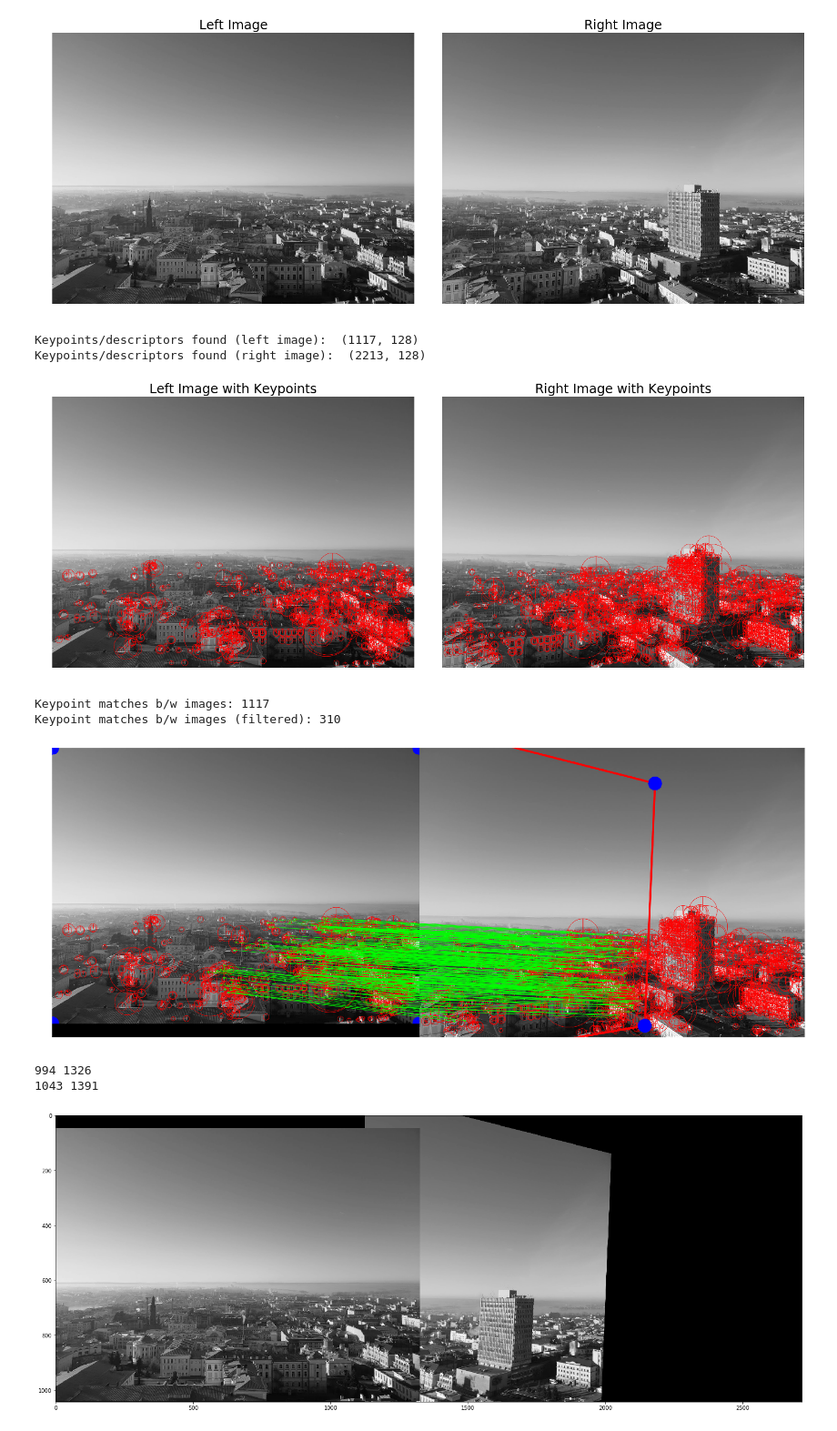
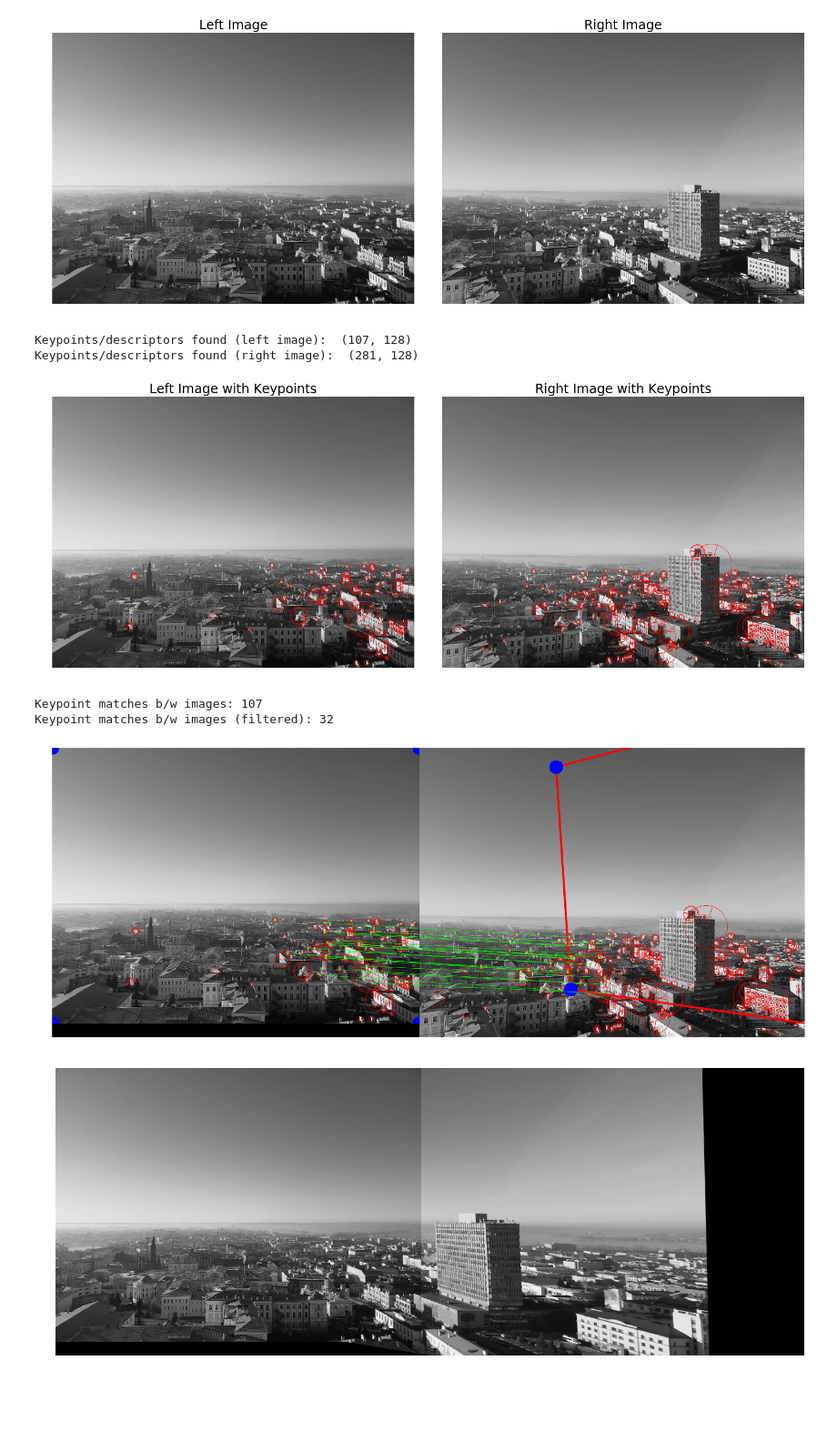
Before and after one commit to ramsafin/computer-vision-courses-2018, a Jupyter notebook: Panorama Stitching/python-demo.ipynb, the cells around one changed output. Shown at 91% size. Drawn from its saved outputs; the diff is of its cells as text; code cells hidden in the pictures; blank space fills up the shorter version.

Commit message:
Finish panorama stitching task

```diff
--- a/Panorama Stitching/python-demo.ipynb
+++ b/Panorama Stitching/python-demo.ipynb
@@ -48,7 +48,7 @@ plt.show()
 # extracting features using SURF
 # feature is a keypoint and descriptor
 
-surf = cv.xfeatures2d.SURF_create(hessianThreshold=1600, extended=True, upright=True)
+surf = cv.xfeatures2d.SURF_create(hessianThreshold=10000, extended=True, upright=False)
 
 left_keypoints, left_desc = surf.detectAndCompute(left_img, None)
 right_keypoints, right_desc = surf.detectAndCompute(right_img, None)
@@ -56,13 +56,12 @@ right_keypoints, right_desc = surf.detectAndCompute(right_img, None)
 print("Keypoints/descriptors found (left image): ", left_desc.shape)
 print("Keypoints/descriptors found (right image): ", right_desc.shape)
 
+# draw the keypoints on both images
 left_img_with_keypoints = cv.drawKeypoints(left_img, left_keypoints, None, (255,0,0), 4)
 right_img_with_keypoints = cv.drawKeypoints(right_img, right_keypoints, None, (255,0,0), 4)
 
-# draw the keypoints on both images
 fig, axes = plt.subplots(1, 2, figsize=(20,20), constrained_layout=True)
 
-# hide axes
 [axis.set_axis_off() for axis in axes.ravel()]
 
 axes[0].imshow(left_img_with_keypoints, 'gray')
@@ -73,11 +72,11 @@ axes[1].set_title('Right Image with Keypoints', fontsize=24)
 
 plt.show()
 # %% [output]
-Keypoints/descriptors found (left image):  (1117, 128)
-Keypoints/descriptors found (right image):  (2213, 128)
+Keypoints/descriptors found (left image):  (107, 128)
+Keypoints/descriptors found (right image):  (281, 128)
-[figure, old version]
+[figure, new version]
 # %%
-# match keypoints (brute-force) and filter them out by ratio (Lowe)
+# match keypoints (brute-force) and filter them out by ratio (Lowe's test)
 
 matcher = cv.BFMatcher()
 
@@ -86,7 +85,7 @@ raw_matches = matcher.knnMatch(left_desc, right_desc, k=2) # k-nearest neighbors
 print("Keypoint matches b/w images: {}".format(len(raw_matches)))
 
 matches = []
-ratio = 0.7 # generally the ration is in [0.7...0.8]
+ratio = 0.7 # generally the ratio is in [0.7...0.8]
 
 for m, n in raw_matches:
     if m.distance < ratio * n.distance:
@@ -94,17 +93,17 @@ for m, n in raw_matches:
 
 print("Keypoint matches b/w images (filtered): {}".format(len(matches)))
 # %% [output]
-Keypoint matches b/w images: 1117
-Keypoint matches b/w images (filtered): 310
+Keypoint matches b/w images: 107
+Keypoint matches b/w images (filtered): 32
 # %%
-# estimate the homography using RANSAC
+# estimate the homography using RANSAC (from the right to the left image)
 
 left_points = np.float32([left_keypoints[m.queryIdx].pt for m in matches]).reshape(-1,1,2)
 right_points = np.float32([right_keypoints[m.trainIdx].pt for m in matches]).reshape(-1,1,2)
 
-reprojection_threshold = 5.0
+reprojection_threshold = 1.0
 
-M, mask = cv.findHomography(left_points, right_points, cv.RANSAC, reprojection_threshold)
+M, mask = cv.findHomography(right_points, left_points, cv.RANSAC, reprojection_threshold)
 
 mask = mask.ravel().tolist()
 
@@ -139,31 +138,18 @@ correspondance_img = cv.drawMatches(left_img_with_keypoints, left_keypoints,
 plt.figure(figsize=(30, 30))
 axes = plt.imshow(correspondance_img, 'gray'),plt.axis('off'), plt.show()
 # %% [output]
-[figure, old version]
+[figure, new version]
 # %%
-# Arrrggghh, TODO: stiching the images
 left_height, left_width = left_img.shape
 right_height, right_width = right_img.shape
-
-print (left_height, left_width)
-print (right_height, right_width)
 
 panorama_height = max(left_height, right_height)
 panorama_width = left_width + right_width
 
 panorama_img = cv.warpPerspective(right_img, M, (panorama_width, panorama_height))
-
-panorama_img = cv.warpAffine(panorama_img, np.float32([ [1,0,left_width - 200], [0,1,0] ]),
-                             (panorama_width, panorama_height))
-
-panorama_img[47:left_height+47, 0:left_width] = left_img
+panorama_img[0:left_height, 0:left_width] = left_img
 
 plt.figure(figsize=(25, 25))
-
-plt.imshow(panorama_img, cmap='gray')
-
-plt.show()
+axes = plt.imshow(panorama_img, cmap='gray'), plt.axis('off'), plt.show()
 # %% [output]
-994 1326
-1043 1391
-[figure, old version]
+[figure, new version]
```
